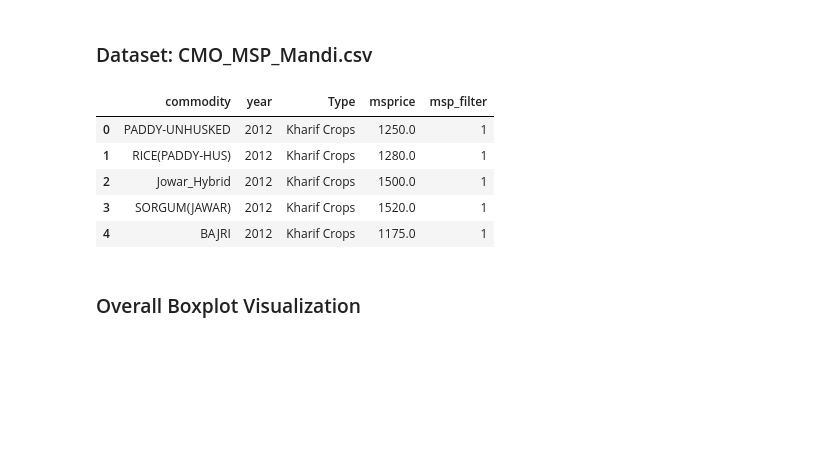
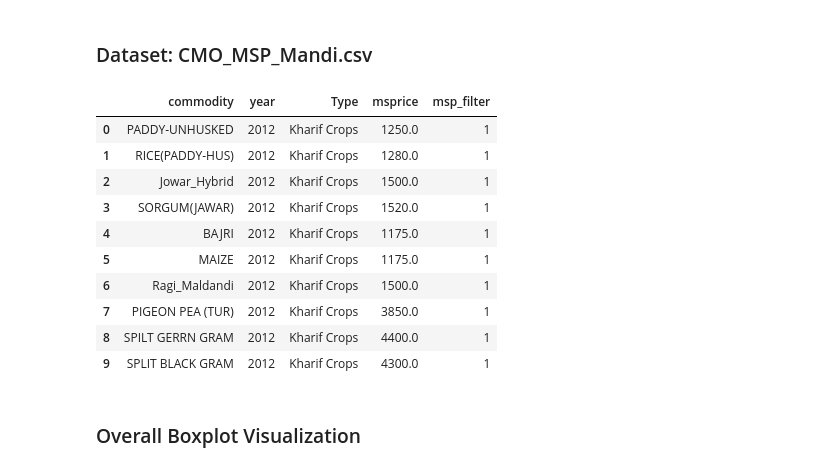
Before and after one commit to Vipul115/Statistical-Time-Series-Analysis-on-Agricultural-Commodity-Prices, a Jupyter notebook: Task-1 Outlier detection.ipynb, the cells around one changed output. Drawn from its saved outputs; the diff is of its cells as text; code cells hidden in the pictures; blank space fills up the shorter version.

```diff
--- a/Task-1 Outlier detection.ipynb
+++ b/Task-1 Outlier detection.ipynb
@@ -2,7 +2,7 @@
 ## 1. Test and filter outliers
 # %%
 import pandas as pd
-pd.set_option('chained_assignment',None)
+#pd.set_option('chained_assignment',None)
 import matplotlib.patches as mpatches
 import matplotlib.pyplot as plt
 import seaborn as sns
@@ -78,14 +78,19 @@ def remove_outlier_cmo(df): #find outlier according to the msprice of commodity
 df=pd.read_csv("Raw Data/CMO_MSP_Mandi.csv")
 df=df.dropna(subset=["msprice"])
 # %%
-df.head()
+df.head(10)
 # %% [output]
 |  | commodity | year | Type | msprice | msp_filter |
 | 0 | PADDY-UNHUSKED | 2012 | Kharif Crops | 1250.0 | 1 |
 | 1 | RICE(PADDY-HUS) | 2012 | Kharif Crops | 1280.0 | 1 |
 | 2 | Jowar_Hybrid | 2012 | Kharif Crops | 1500.0 | 1 |
 | 3 | SORGUM(JAWAR) | 2012 | Kharif Crops | 1520.0 | 1 |
 | 4 | BAJRI | 2012 | Kharif Crops | 1175.0 | 1 |
+| 5 | MAIZE | 2012 | Kharif Crops | 1175.0 | 1 |
+| 6 | Ragi_Maldandi | 2012 | Kharif Crops | 1500.0 | 1 |
+| 7 | PIGEON PEA (TUR) | 2012 | Kharif Crops | 3850.0 | 1 |
+| 8 | SPILT GERRN GRAM | 2012 | Kharif Crops | 4400.0 | 1 |
+| 9 | SPLIT BLACK GRAM | 2012 | Kharif Crops | 4300.0 | 1 |
 # %% [markdown]
 ### Overall Boxplot Visualization
 # %%
```
Also changed, not shown: 1 other file.
